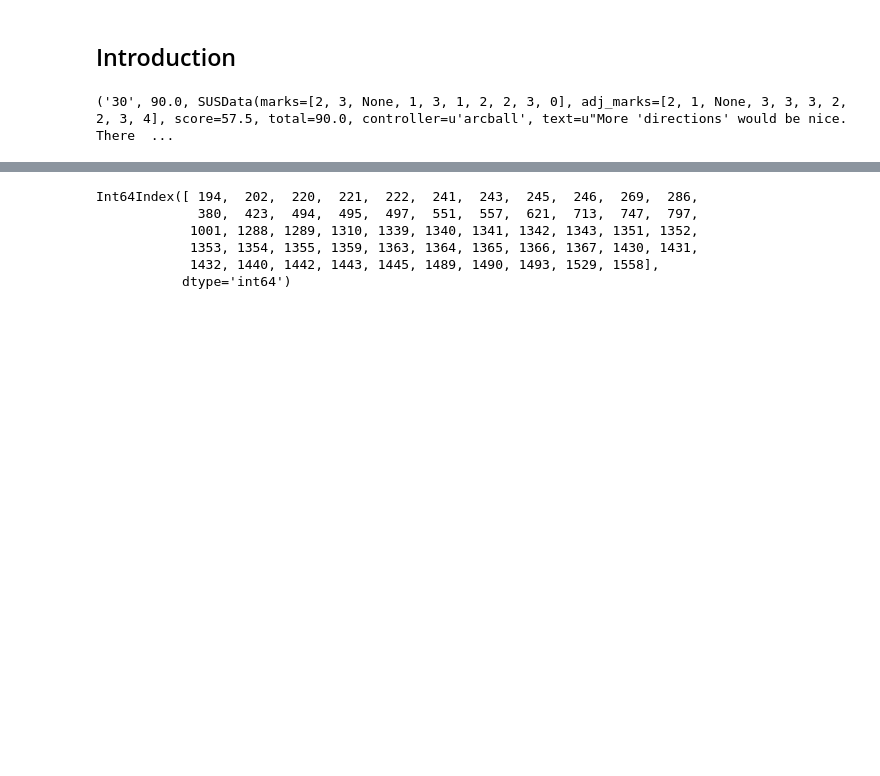
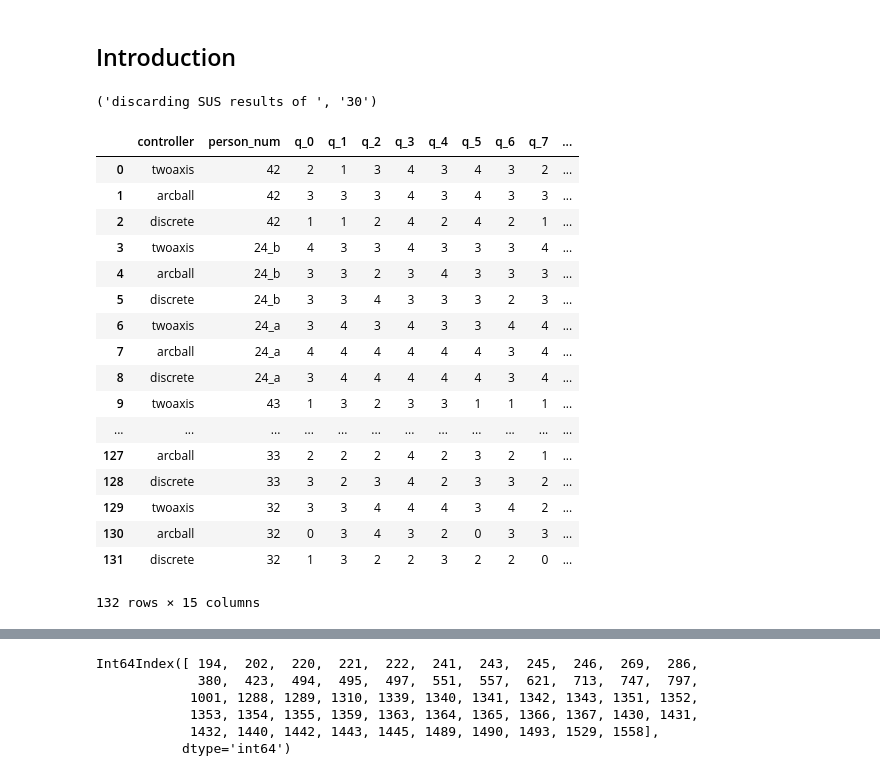
Before and after one commit to 3DUI/rotation-data-analysis, a Jupyter notebook: honours_data_analysis.ipynb, the cells around one changed output, grey strips where cells are left out. Cells and saved outputs as stored; diff of their text form; code cells hidden in the pictures; blank space fills up the shorter version.

Commit message:
Started work on results visualisation

```diff
--- a/honours_data_analysis.ipynb
+++ b/honours_data_analysis.ipynb
@@ -624,11 +627,15 @@ def get_df(people):
             for group in person.tasks[controller]:
                 for index in person.tasks[controller][group]:
                     task = person.tasks[controller][group][index]
-                    task_data.append({
+                    measures = (("time", task.score.time),
+                                ("accuracy", task.score.accuracy),
+                                ("score", task.score.accuracy / task.score.time if task.score.time else np.NAN))
+
+                    for measure_name, measure in measures:
+                        task_data.append({
                             "person_num": num,
-                            "time": task.score.time,
-                            "accuracy": task.score.accuracy,
-                            "score": task.score.accuracy / task.score.time if task.score.time else np.NAN,
+                            "measure_name": measure_name,
+                            "measure_val": measure,
                             "controller": controller,
                             "group": group,
                             "index": index,
@@ -638,24 +645,24 @@ def get_df(people):
                             "date": task.meta.date,
                             "model": task.info.model,
                             "quaternion": task.info.quaternion
-                    })
+                        })
 
         # create sus datum
+        if not all(person.sus_results[controller].total == 100 for controller in CONTROLLERS):
+            print("discarding SUS results of ", num)
+            continue
         for controller in CONTROLLERS:
             sus_result = person.sus_results[controller]
-            if sus_result.total == 100: # ignore incomplete2 questionairres
-                sus_datum = {
-                    "person_num": num,
-                    "score": sus_result.score,
-                    "total": sus_result.total,
-                    "controller": controller,
-                    "text": sus_result.text,
-                }
-                for i, mark in enumerate(sus_result.adj_marks):
-                    sus_datum["q_{0}".format(i)] = mark
-                sus_data.append(sus_datum)
-            else:
-                print(num, sus_result.total, sus_result)
+            sus_datum = {
+                "person_num": num,
+                "score": sus_result.score,
+                "total": sus_result.total,
+                "controller": controller,
+                "text": sus_result.text,
+            }
+            for i, mark in enumerate(sus_result.adj_marks):
+                sus_datum["q_{0}".format(i)] = mark
+            sus_data.append(sus_datum)
 
     people_df = pd.DataFrame(people_data, index=people_indices)
     task_df = pd.DataFrame(task_data)
@@ -664,8 +671,28 @@ def get_df(people):
 # %%
 people = process()
 df = get_df(people)
 people_df = df[0]
 task_df = df[1]
 sus_df = df[2]
+
+sus_df
 # %% [output]
-('30', 90.0, SUSData(marks=[2, 3, None, 1, 3, 1, 2, 2, 3, 0], adj_marks=[2, 1, None, 3, 3, 3, 2, 2, 3, 4], score=57.5, total=90.0, controller=u'arcball', text=u"More 'directions' would be nice. There  ...
+('discarding SUS results of ', '30')
+|  | controller | person_num | q_0 | q_1 | q_2 | q_3 | q_4 | q_5 | q_6 | q_7 | ... |
+| 0 | twoaxis | 42 | 2 | 1 | 3 | 4 | 3 | 4 | 3 | 2 | ... |
+| 1 | arcball | 42 | 3 | 3 | 3 | 4 | 3 | 4 | 3 | 3 | ... |
+| 2 | discrete | 42 | 1 | 1 | 2 | 4 | 2 | 4 | 2 | 1 | ... |
+| 3 | twoaxis | 24_b | 4 | 3 | 3 | 4 | 3 | 3 | 3 | 4 | ... |
+| 4 | arcball | 24_b | 3 | 3 | 2 | 3 | 4 | 3 | 3 | 3 | ... |
+| 5 | discrete | 24_b | 3 | 3 | 4 | 3 | 3 | 3 | 2 | 3 | ... |
+| 6 | twoaxis | 24_a | 3 | 4 | 3 | 4 | 3 | 3 | 4 | 4 | ... |
+| 7 | arcball | 24_a | 4 | 4 | 4 | 4 | 4 | 4 | 3 | 4 | ... |
+| 8 | discrete | 24_a | 3 | 4 | 4 | 4 | 4 | 4 | 3 | 4 | ... |
+| 9 | twoaxis | 43 | 1 | 3 | 2 | 3 | 3 | 1 | 1 | 1 | ... |
+| ... | ... | ... | ... | ... | ... | ... | ... | ... | ... | ... | ... |
+| 127 | arcball | 33 | 2 | 2 | 2 | 4 | 2 | 3 | 2 | 1 | ... |
+| 128 | discrete | 33 | 3 | 2 | 3 | 4 | 2 | 3 | 3 | 2 | ... |
+| 129 | twoaxis | 32 | 3 | 3 | 4 | 4 | 4 | 3 | 4 | 2 | ... |
+| 130 | arcball | 32 | 0 | 3 | 4 | 3 | 2 | 0 | 3 | 3 | ... |
+| 131 | discrete | 32 | 1 | 3 | 2 | 2 | 3 | 2 | 2 | 0 | ... |
+132 rows × 15 columns
```
Also changed, not shown: parts of 3 cells of this notebook.
